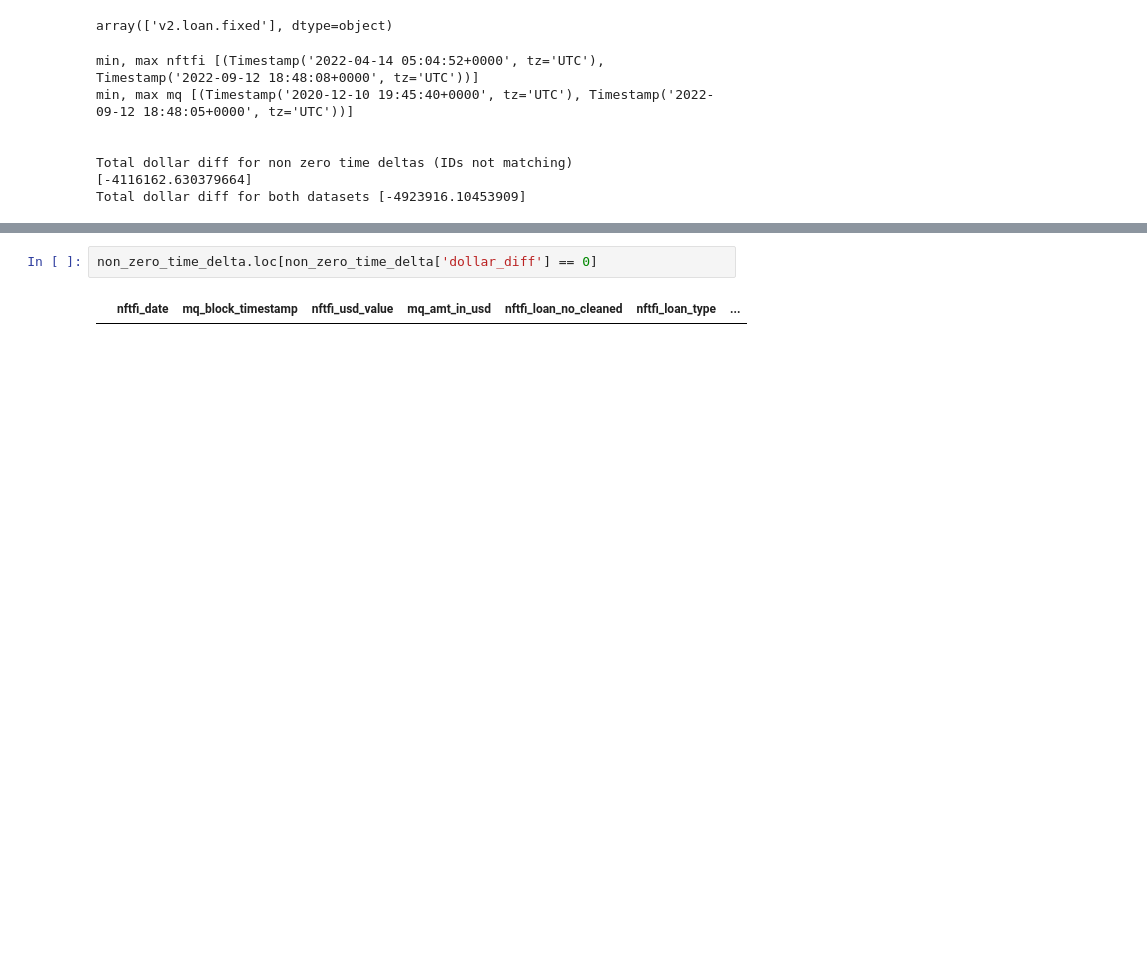
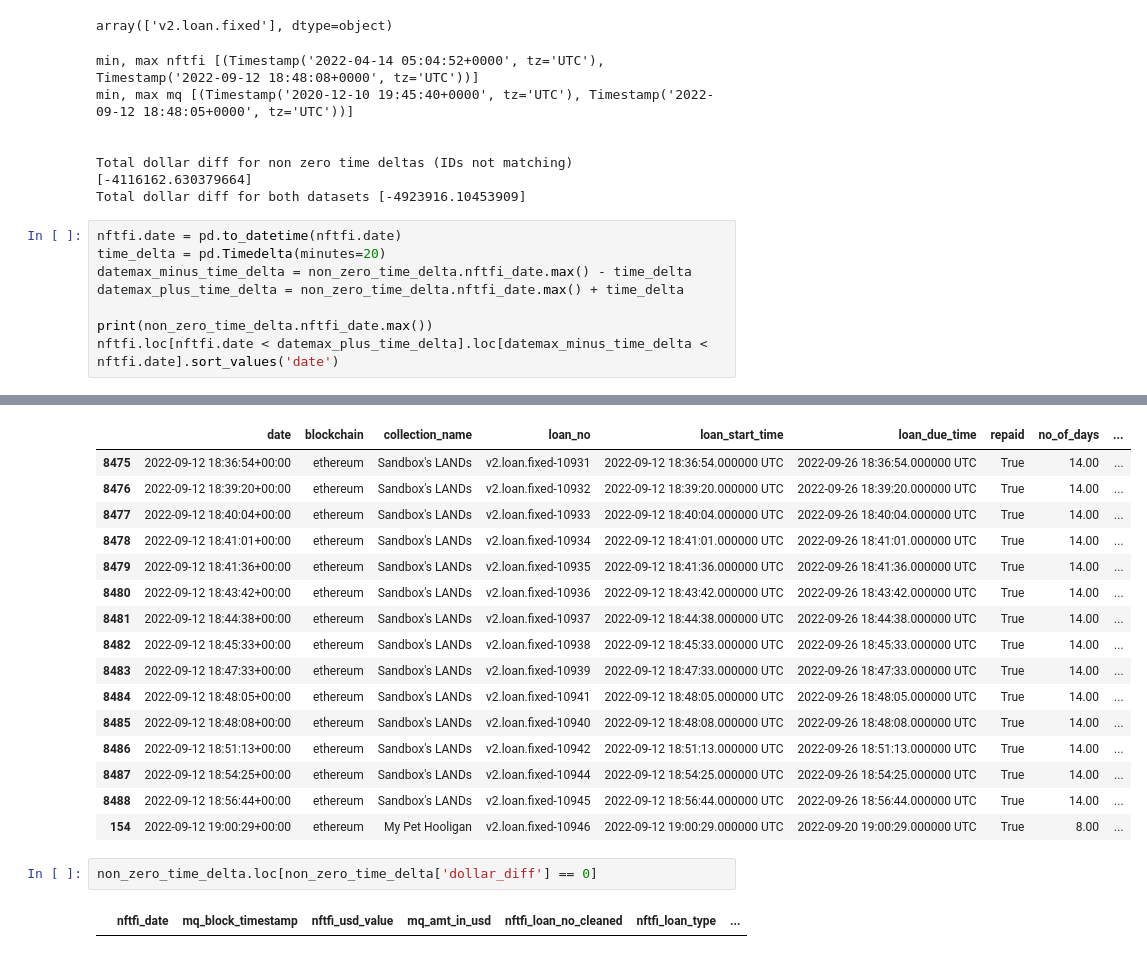
Before and after one commit to datagemsai/ChartGPT-API, a Jupyter notebook: analysis/nftfi_mq.ipynb, the cells around one changed output, grey strips where cells are left out. Saved outputs shown, nothing was run; the diff lists cells and outputs as text; blank space fills up the shorter version.

```diff
--- a/analysis/nftfi_mq.ipynb
+++ b/analysis/nftfi_mq.ipynb
@@ -539,3 +646,12 @@ min, max mq [(Timestamp('2020-12-10 19:45:40+0000', tz='UTC'), Timestamp('2022-0
 
 Total dollar diff for non zero time deltas (IDs not matching) [-4116162.630379664]
 Total dollar diff for both datasets [-4923916.10453909]
+# %%
+nftfi.date = pd.to_datetime(nftfi.date)
+time_delta = pd.Timedelta(minutes=20)
+datemax_minus_time_delta = non_zero_time_delta.nftfi_date.max() - time_delta
+datemax_plus_time_delta = non_zero_time_delta.nftfi_date.max() + time_delta
+
+print(non_zero_time_delta.nftfi_date.max())
+nftfi.loc[nftfi.date < datemax_plus_time_delta].loc[datemax_minus_time_delta < nftfi.date].sort_values('date')
+# %% [output]
@@ -542,3 +659,19 @@ Total dollar diff for both datasets [-4923916.10453909]
+|  | date | blockchain | collection_name | loan_no | loan_start_time | loan_due_time | repaid | no_of_days | ... |
+| 8475 | 2022-09-12 18:36:54+00:00 | ethereum | Sandbox's LANDs | v2.loan.fixed-10931 | 2022-09-12 18:36:54.000000 UTC | 2022-09-26 18:36:54.000000 UTC | True | 14.00 | ... |
+| 8476 | 2022-09-12 18:39:20+00:00 | ethereum | Sandbox's LANDs | v2.loan.fixed-10932 | 2022-09-12 18:39:20.000000 UTC | 2022-09-26 18:39:20.000000 UTC | True | 14.00 | ... |
+| 8477 | 2022-09-12 18:40:04+00:00 | ethereum | Sandbox's LANDs | v2.loan.fixed-10933 | 2022-09-12 18:40:04.000000 UTC | 2022-09-26 18:40:04.000000 UTC | True | 14.00 | ... |
+| 8478 | 2022-09-12 18:41:01+00:00 | ethereum | Sandbox's LANDs | v2.loan.fixed-10934 | 2022-09-12 18:41:01.000000 UTC | 2022-09-26 18:41:01.000000 UTC | True | 14.00 | ... |
+| 8479 | 2022-09-12 18:41:36+00:00 | ethereum | Sandbox's LANDs | v2.loan.fixed-10935 | 2022-09-12 18:41:36.000000 UTC | 2022-09-26 18:41:36.000000 UTC | True | 14.00 | ... |
+| 8480 | 2022-09-12 18:43:42+00:00 | ethereum | Sandbox's LANDs | v2.loan.fixed-10936 | 2022-09-12 18:43:42.000000 UTC | 2022-09-26 18:43:42.000000 UTC | True | 14.00 | ... |
+| 8481 | 2022-09-12 18:44:38+00:00 | ethereum | Sandbox's LANDs | v2.loan.fixed-10937 | 2022-09-12 18:44:38.000000 UTC | 2022-09-26 18:44:38.000000 UTC | True | 14.00 | ... |
+| 8482 | 2022-09-12 18:45:33+00:00 | ethereum | Sandbox's LANDs | v2.loan.fixed-10938 | 2022-09-12 18:45:33.000000 UTC | 2022-09-26 18:45:33.000000 UTC | True | 14.00 | ... |
+| 8483 | 2022-09-12 18:47:33+00:00 | ethereum | Sandbox's LANDs | v2.loan.fixed-10939 | 2022-09-12 18:47:33.000000 UTC | 2022-09-26 18:47:33.000000 UTC | True | 14.00 | ... |
+| 8484 | 2022-09-12 18:48:05+00:00 | ethereum | Sandbox's LANDs | v2.loan.fixed-10941 | 2022-09-12 18:48:05.000000 UTC | 2022-09-26 18:48:05.000000 UTC | True | 14.00 | ... |
+| 8485 | 2022-09-12 18:48:08+00:00 | ethereum | Sandbox's LANDs | v2.loan.fixed-10940 | 2022-09-12 18:48:08.000000 UTC | 2022-09-26 18:48:08.000000 UTC | True | 14.00 | ... |
+| 8486 | 2022-09-12 18:51:13+00:00 | ethereum | Sandbox's LANDs | v2.loan.fixed-10942 | 2022-09-12 18:51:13.000000 UTC | 2022-09-26 18:51:13.000000 UTC | True | 14.00 | ... |
+| 8487 | 2022-09-12 18:54:25+00:00 | ethereum | Sandbox's LANDs | v2.loan.fixed-10944 | 2022-09-12 18:54:25.000000 UTC | 2022-09-26 18:54:25.000000 UTC | True | 14.00 | ... |
+| 8488 | 2022-09-12 18:56:44+00:00 | ethereum | Sandbox's LANDs | v2.loan.fixed-10945 | 2022-09-12 18:56:44.000000 UTC | 2022-09-26 18:56:44.000000 UTC | True | 14.00 | ... |
+| 154 | 2022-09-12 19:00:29+00:00 | ethereum | My Pet Hooligan | v2.loan.fixed-10946 | 2022-09-12 19:00:29.000000 UTC | 2022-09-20 19:00:29.000000 UTC | True | 8.00 | ... |
 # %%
 non_zero_time_delta.loc[non_zero_time_delta['dollar_diff'] == 0]
 # %% [output]
```
Also changed, not shown: parts of 7 cells of this notebook.
